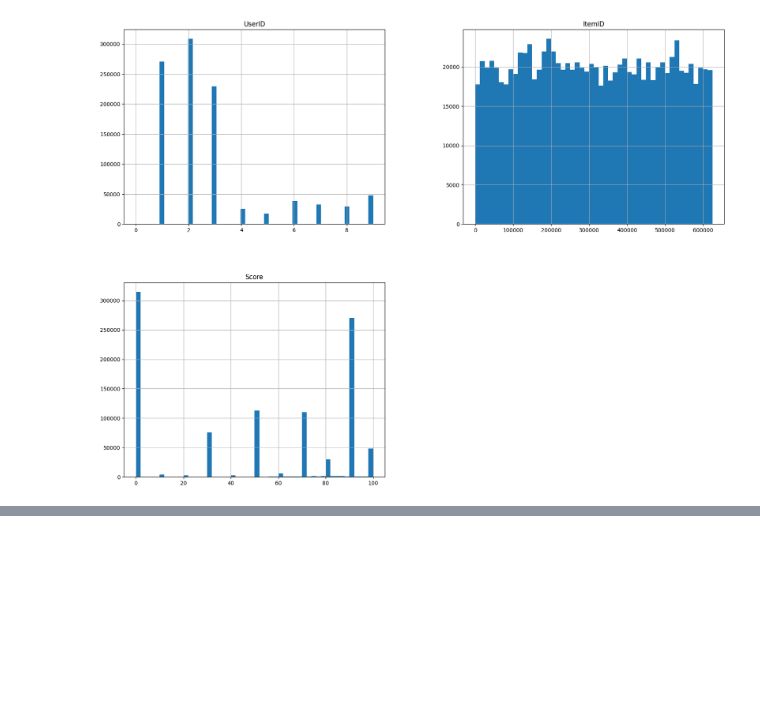
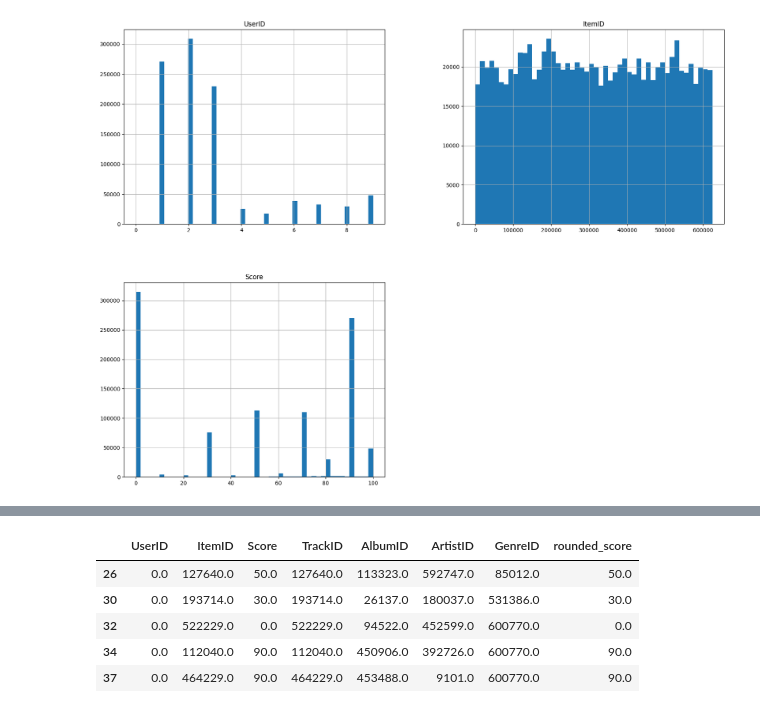
Before and after one commit to EricCallaway/Music_Recommendation_Application, a Jupyter notebook: music_recommender_system_02.ipynb, the cells around one changed output, grey strips where cells are left out. Cells and saved outputs as stored; diff of their text form; code cells hidden in the pictures; blank space fills up the shorter version.

```diff
--- a/music_recommender_system_02.ipynb
+++ b/music_recommender_system_02.ipynb
@@ -198,0 +210,9 @@ plt.show()
+# %%
+merged_df.head()
+# %% [output]
+|  | UserID | ItemID | Score | TrackID | AlbumID | ArtistID | GenreID | rounded_score |
+| 26 | 0.0 | 127640.0 | 50.0 | 127640.0 | 113323.0 | 592747.0 | 85012.0 | 50.0 |
+| 30 | 0.0 | 193714.0 | 30.0 | 193714.0 | 26137.0 | 180037.0 | 531386.0 | 30.0 |
+| 32 | 0.0 | 522229.0 | 0.0 | 522229.0 | 94522.0 | 452599.0 | 600770.0 | 0.0 |
+| 34 | 0.0 | 112040.0 | 90.0 | 112040.0 | 450906.0 | 392726.0 | 600770.0 | 90.0 |
+| 37 | 0.0 | 464229.0 | 90.0 | 464229.0 | 453488.0 | 9101.0 | 600770.0 | 90.0 |
```
Also changed, not shown: parts of 32 cells of this notebook.
